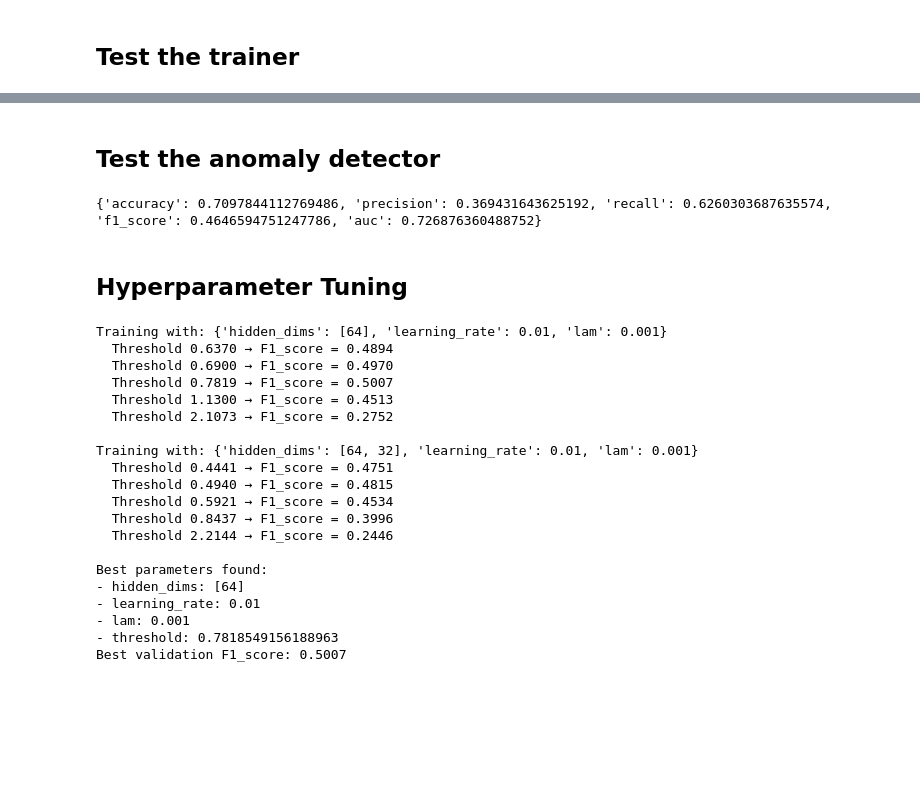
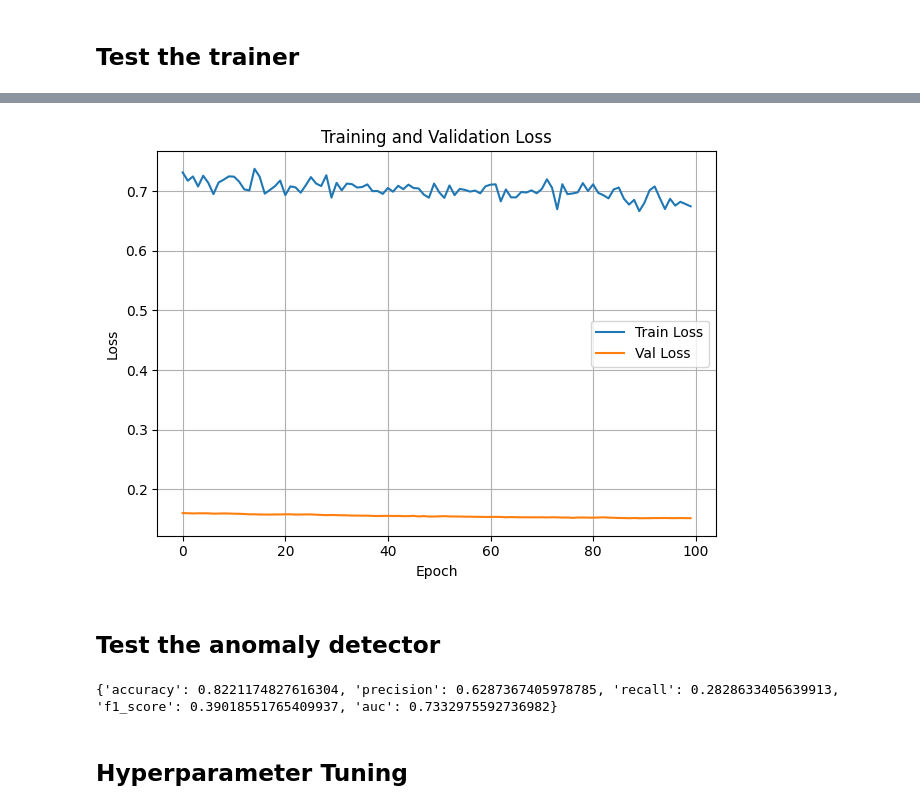
Before and after one commit to trinhkieuha/dp-shap-anomaly-detection, a Jupyter notebook: notebooks/03_Baseline_Model.ipynb, the cells around one changed output, grey strips where cells are left out. Cells and saved outputs as stored; diff of their text form; code cells hidden in the pictures; blank space fills up the shorter version.

```diff
--- a/notebooks/03_Baseline_Model.ipynb
+++ b/notebooks/03_Baseline_Model.ipynb
@@ -34,8 +129,11 @@ ae = AutoencoderTrainer(
     binary_cols=binary_cols,
     all_cols=all_cols,
     hidden_dims=[64],
-    learning_rate=1e-2,
-    dropout_rate=0.2
+    learning_rate=1.5e-2,
+    dropout_rate=0.2,
+    verbose=True,
+    max_epochs=500,
+    plot_losses=True
 )
 autoencoder = ae.train(X_train, X_train_validate)
 # %% [output]
@@ -59,3 +157,4 @@ Epoch 100/100
+[figure, added]
 # %% [markdown]
 ## Test the anomaly detector
 # %%
@@ -82,39 +181,6 @@ y_pred = detector.detect(scores, 0.3)
 metrics = detector.evaluate(y_pred, y_validate, scores)
 print(metrics)
 # %% [output]
-{'accuracy': 0.7097844112769486, 'precision': 0.369431643625192, 'recall': 0.6260303687635574, 'f1_score': 0.4646594751247786, 'auc': 0.726876360488752}
+{'accuracy': 0.8221174827616304, 'precision': 0.6287367405978785, 'recall': 0.2828633405639913, 'f1_score': 0.39018551765409937, 'auc': 0.7332975592736982}
 # %% [markdown]
 ## Hyperparameter Tuning
-# %%
-param_grid = {
-    'hidden_dims': [[64], [64, 32]],
-    'learning_rate': [1e-2, 1e-3],
-    'lam': [1e-3, 1e-4],
-    'dropout_rate': [None, 0.2],
-    'activation': ['relu', 'tanh'],
-    'batch_size': [32, 64],
-}
-
-tuner = AutoencoderTuner(X_train, X_train_validate, X_validate, y_validate, real_cols, binary_cols, all_cols, verbose=False)
-best_model, best_params, best_auc, results_df = tuner.tune(param_grid, metric="f1_score")
-# %% [output]
-Training with: {'hidden_dims': [64], 'learning_rate': 0.01, 'lam': 0.001}
-  Threshold 0.6370 → F1_score = 0.4894
-  Threshold 0.6900 → F1_score = 0.4970
-  Threshold 0.7819 → F1_score = 0.5007
-  Threshold 1.1300 → F1_score = 0.4513
-  Threshold 2.1073 → F1_score = 0.2752
-
-Training with: {'hidden_dims': [64, 32], 'learning_rate': 0.01, 'lam': 0.001}
-  Threshold 0.4441 → F1_score = 0.4751
-  Threshold 0.4940 → F1_score = 0.4815
-  Threshold 0.5921 → F1_score = 0.4534
-  Threshold 0.8437 → F1_score = 0.3996
-  Threshold 2.2144 → F1_score = 0.2446
-
-Best parameters found:
-- hidden_dims: [64]
-- learning_rate: 0.01
-- lam: 0.001
-- threshold: 0.7818549156188963
-Best validation F1_score: 0.5007
```
Also changed, not shown: parts of 7 cells of this notebook, 10 other files.
